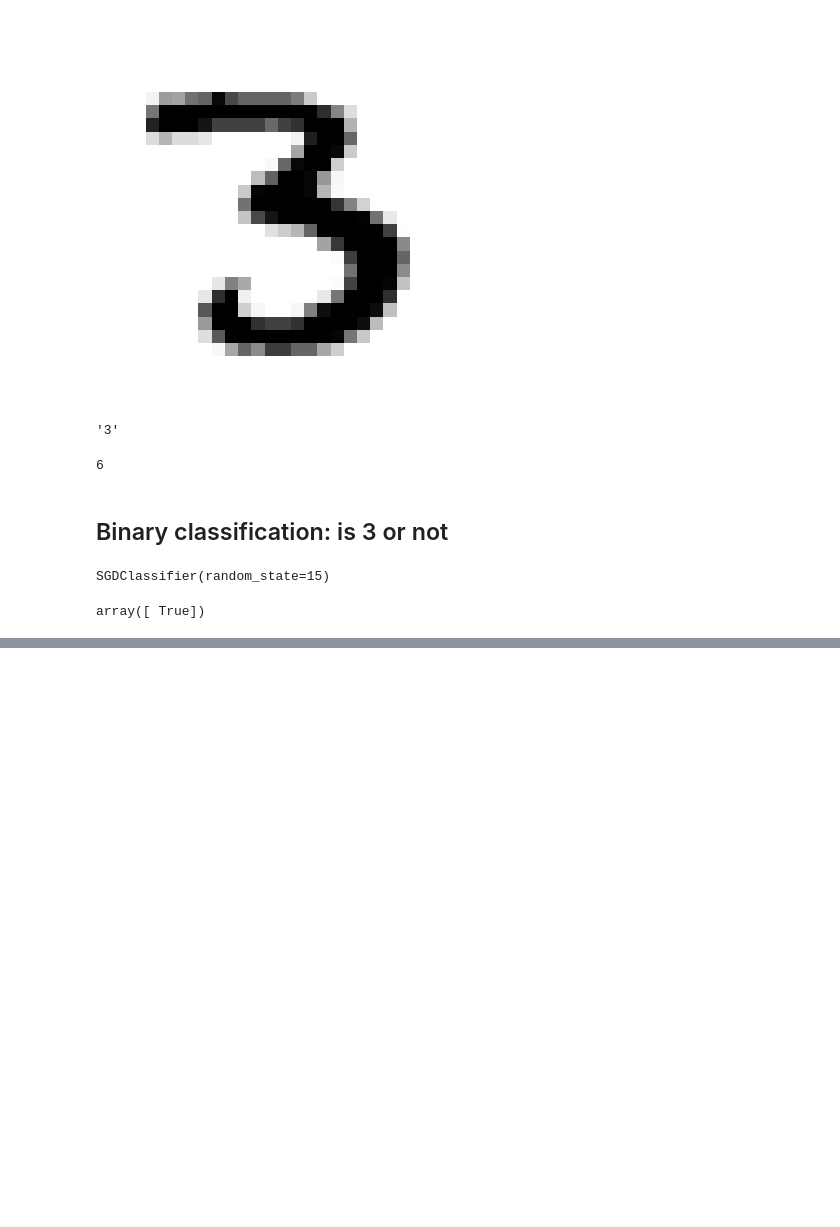
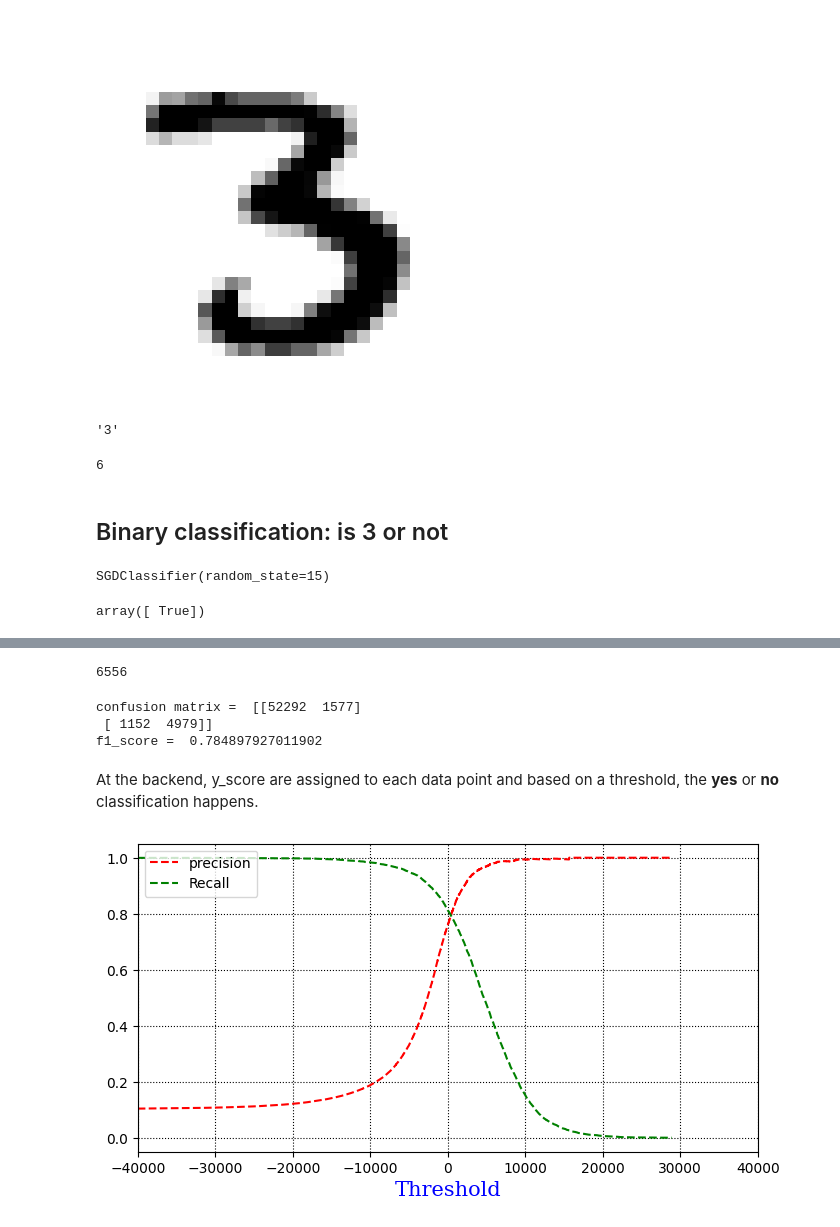
Before and after one commit to Anup710/calm-notebooks, a Jupyter notebook: MNIST/core.ipynb, the cells around one changed output, grey strips where cells are left out. Cells and saved outputs as stored; diff of their text form; code cells hidden in the pictures; blank space fills up the shorter version.

```diff
--- a/MNIST/core.ipynb
+++ b/MNIST/core.ipynb
@@ -100,0 +137,40 @@ array([ True])
+# %%
+np.sum(y_train_pred)
+# %% [output]
+6556
+# %%
+from sklearn.metrics import confusion_matrix
+
+c  = confusion_matrix(yT_3, y_train_pred)
+print("confusion matrix = ", c)
+
+from sklearn.metrics import f1_score
+
+print('f1_score = ', f1_score(yT_3, y_train_pred))
+# %% [output]
+confusion matrix =  [[52292  1577]
+ [ 1152  4979]]
+f1_score =  0.784897927011902
+# %% [markdown]
+At the backend, y_score are assigned to each data point and based on a threshold, the __yes__ or __no__ classification happens.
+# %%
+y_scores = cross_val_predict(sgd_clf, XT, yT_3, cv=5, method = 'decision_function')
+# %%
+from sklearn.metrics import precision_recall_curve
+
+precision, recall, thresholds = precision_recall_curve(yT_3, y_scores)
+# %%
+font1 = {'family':'serif','color':'blue','size':15}
+
+plt.figure(figsize=[8,4])
+
+plt.xlim([-40000,40000]) # added later after looking at the squished default x-range
+
+plt.plot(thresholds, precision[:-1], 'r--', label = 'precision')
+plt.plot(thresholds, recall[:-1], 'g--', label = 'Recall')
+plt.grid(visible =True, axis = 'both', linestyle = ':', color = 'black')
+plt.legend(loc = 'upper left')
+plt.xlabel('Threshold', fontdict=font1)
+plt.show()
+# %% [output]
+[figure, added]
```
Also changed, not shown: parts of 31 cells of this notebook, 2 other files.
